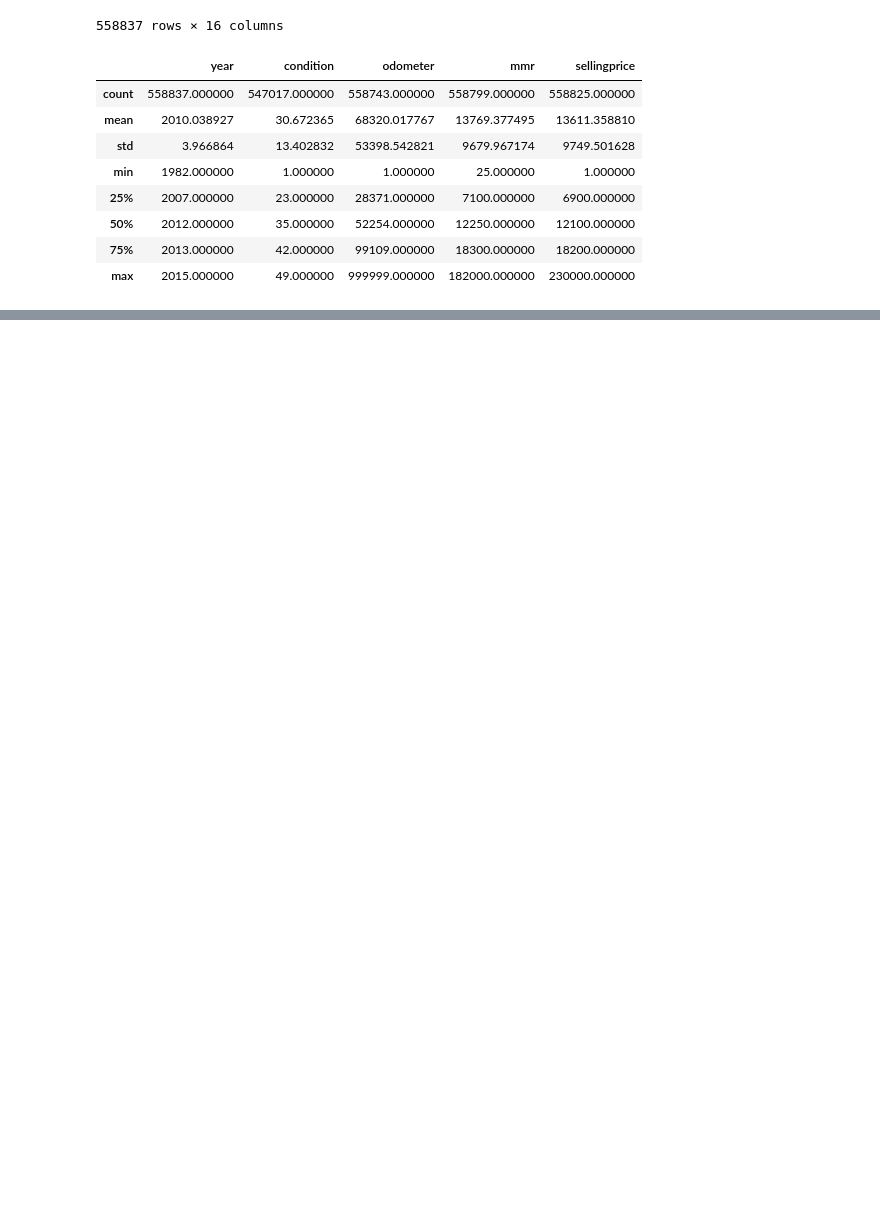
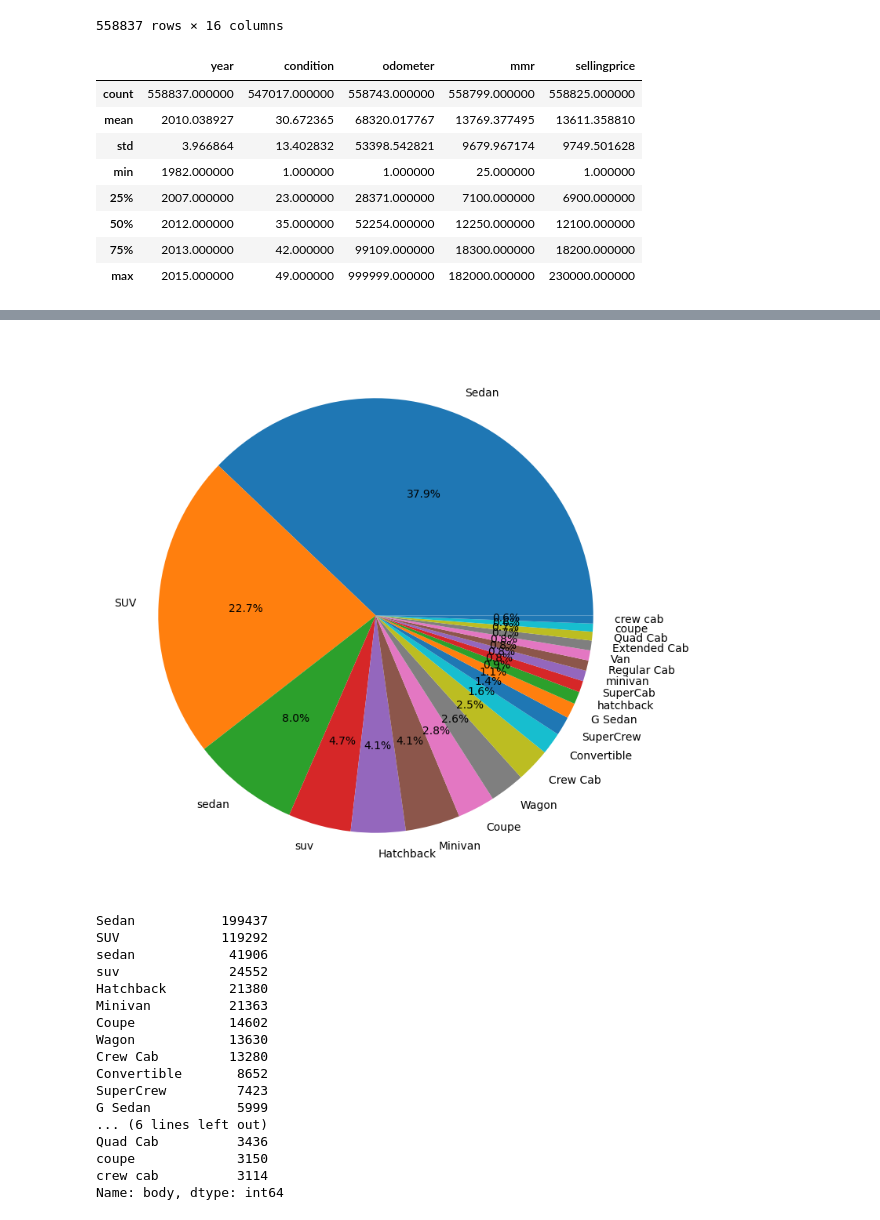
Before and after one commit to PavloKukurik/Car_prices_research, a Jupyter notebook: proj_test.ipynb, the cells around one changed output, grey strips where cells are left out. Drawn from its saved outputs; the diff is of its cells as text; code cells hidden in the pictures; blank space fills up the shorter version.

```diff
--- a/proj_test.ipynb
+++ b/proj_test.ipynb
@@ -46,0 +68,29 @@ plt.show()
+# %%
+filtered_df = df[df['body'].map(df['body'].value_counts()) >= 3000]
+
+body_categories = filtered_df['body'].value_counts()
+body_name = body_categories.index.tolist()
+
+plt.pie(body_categories, labels=body_name, autopct='%1.1f%%')
+plt.show()
+
+body_categories
+# %% [output]
+[figure, added]
+Sedan           199437
+SUV             119292
+sedan            41906
+suv              24552
+Hatchback        21380
+Minivan          21363
+Coupe            14602
+Wagon            13630
+Crew Cab         13280
+Convertible       8652
+SuperCrew         7423
+G Sedan           5999
+... (6 lines left out)
+Quad Cab          3436
+coupe             3150
+crew cab          3114
+Name: body, dtype: int64
```
Also changed, not shown: parts of 1 cell of this notebook.
